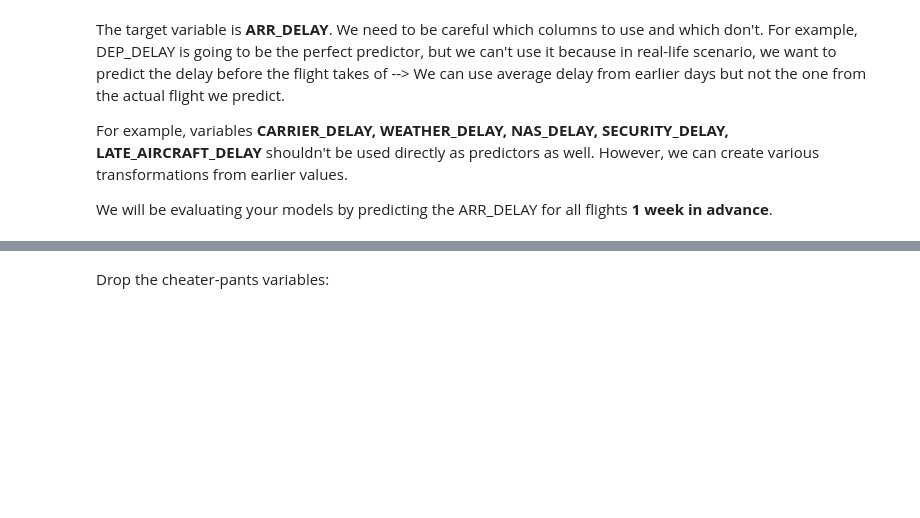
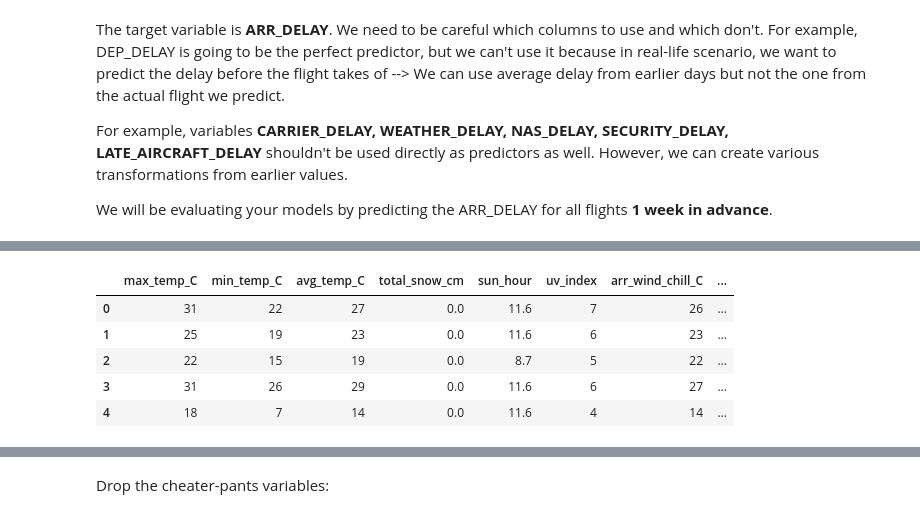
Before and after one commit to jdormaar/Flight-Delays, a Jupyter notebook: Workbook/modeling.ipynb, the cells around one changed output, grey strips where cells are left out. Drawn from its saved outputs; the diff is of its cells as text; code cells hidden in the pictures; blank space fills up the shorter version.

Commit message:
Added df_weather cleaning, numeric encoding

```diff
--- a/Workbook/modeling.ipynb
+++ b/Workbook/modeling.ipynb
@@ -44,0 +77,5 @@ df_weather.head()
+# %%
+keys = set(list(df_weather['arr_weather_type']))
+values = len(keys)
+weather_type_code_map = dict(zip(keys, range(values)))
+weather_type_code_map
@@ -44,0 +100,10 @@ df_weather.head()
+# %%
+df_weather['arr_weather_type'] = df_weather['arr_weather_type'].map(weather_type_code_map)
+df_weather.head()
+# %% [output]
+|  | max_temp_C | min_temp_C | avg_temp_C | total_snow_cm | sun_hour | uv_index | arr_wind_chill_C | ... |
+| 0 | 31 | 22 | 27 | 0.0 | 11.6 | 7 | 26 | ... |
+| 1 | 25 | 19 | 23 | 0.0 | 11.6 | 6 | 23 | ... |
+| 2 | 22 | 15 | 19 | 0.0 | 8.7 | 5 | 22 | ... |
+| 3 | 31 | 26 | 29 | 0.0 | 11.6 | 6 | 27 | ... |
+| 4 | 18 | 7 | 14 | 0.0 | 11.6 | 4 | 14 | ... |
```
Also changed, not shown: parts of 27 cells of this notebook.
